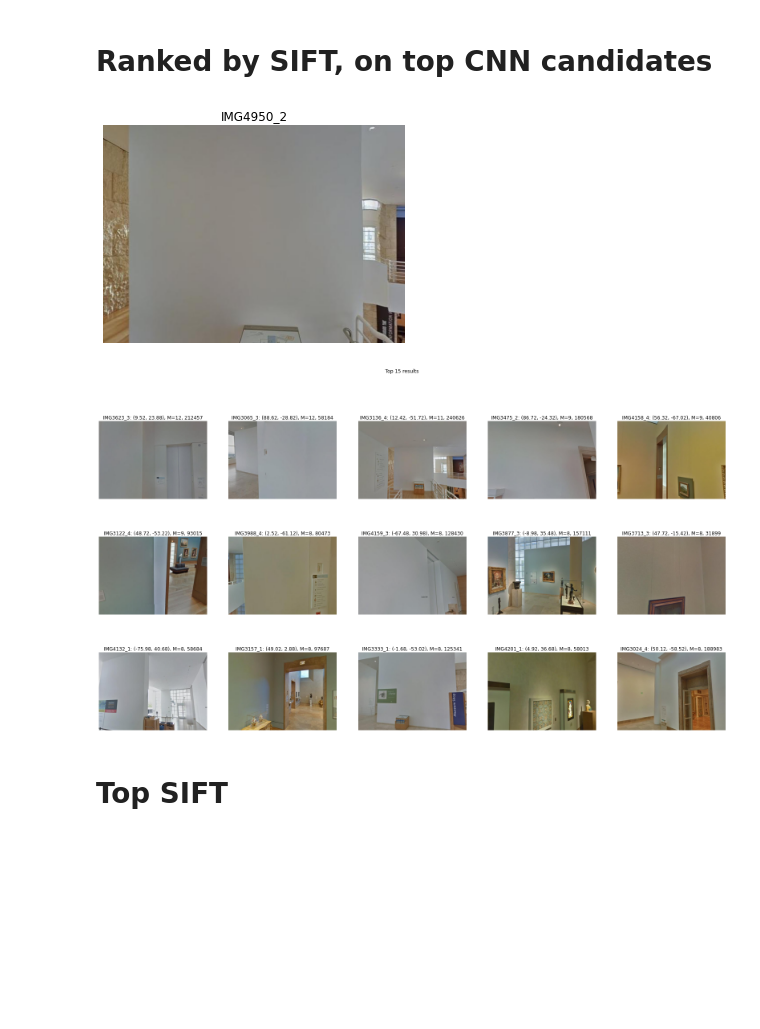
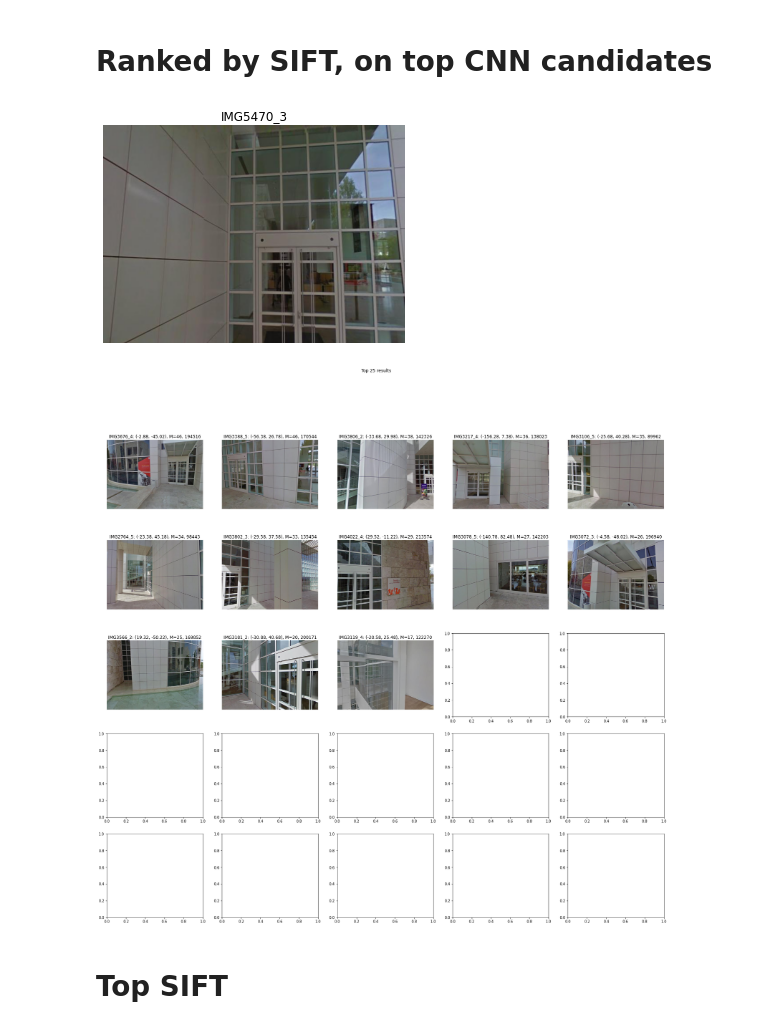
Before and after one commit to tuankhoin/Fine-Grained-Localization, a Jupyter notebook: exploit_results.ipynb, the cells around one changed output. Saved outputs shown, nothing was run; the diff lists cells and outputs as text; code cells hidden in the pictures; blank space fills up the shorter version.

```diff
--- a/exploit_results.ipynb
+++ b/exploit_results.ipynb
@@ -77,39 +77,39 @@ for train in train_res:
 # %% [markdown]
 # Ranked by SIFT, on top CNN candidates
 # %%
-i=663
-top = 15
+i=1183
+top = 25
 test_img = test_i[test_path[i]]
 train_res = fgood[i,:]
 
 plt.imshow(test_img[:,:,::-1])
 plt.title(f'{test_path[i]}')
 plt.axis('off')
 plt.show()
 
 #limit = 10
 top_cnn = extract_match(i,5).flatten()
 #top_cnn = fname[i,:limit]
 
 hist_test = cv2.calcHist([test_img],[0],None,[256],[0,256])
 
 _,ax = plt.subplots(int(top/5),5,figsize=(28,5*int(top/5)))
 plt.suptitle(f'Top {top} results')
 j = 0
 for idx,train in enumerate(train_res):
     if j == top: break
     if train not in top_cnn: continue
     train_img = train_i[train]
     hist_train = cv2.calcHist([train_img],[0],None,[256],[0,256])
     hist_intersection = cv2.compareHist(hist_train,hist_test,cv2.HISTCMP_INTERSECT)
     coor = get_coord(train)
     ax[int(j/5),j%5].imshow(train_img[:,:,::-1])
     ax[int(j/5),j%5].set_title(f'{train}: ({coor[0,0]:.2f}, {coor[0,1]:.2f}), M={good[i,idx]:.0f}, {hist_intersection:.0f}')
     ax[int(j/5),j%5].axis('off')
     j += 1
 # %% [output]
-[figure, old version]
+[figure, new version]
-[figure, old version]
+[figure, new version]
 # %% [markdown]
 # Top SIFT
 # %%
```
Also changed, not shown: 4 other files.
